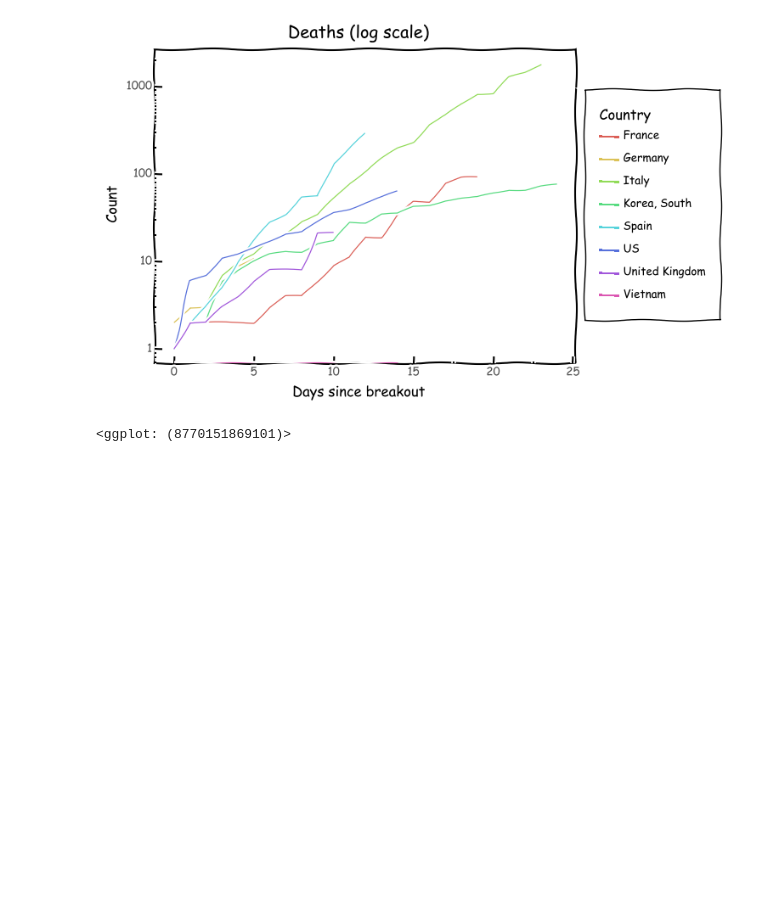
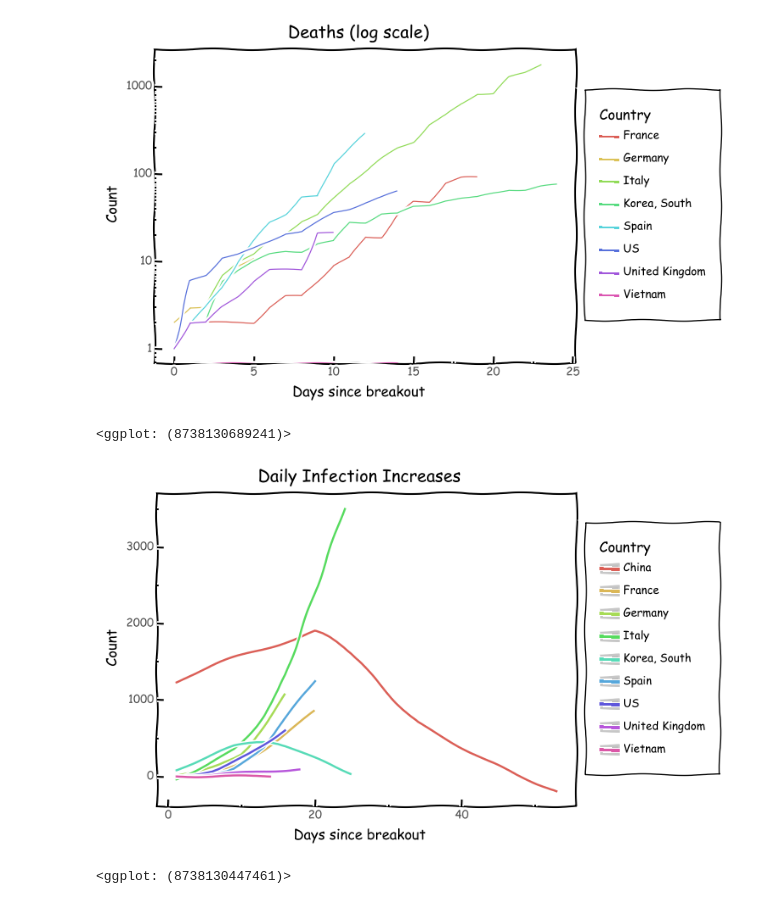
Before and after one commit to ashic/corona, a Jupyter notebook: notebooks/growth-rates.ipynb, the cells around one changed output. Cells and saved outputs as stored; diff of their text form; code cells hidden in the pictures; blank space fills up the shorter version.

Commit message:
adding increase charts

```diff
--- a/notebooks/growth-rates.ipynb
+++ b/notebooks/growth-rates.ipynb
@@ -126,7 +126,16 @@ p
 # %%
-p = plot_country_numbers(countries_without_china, breakout_deaths, "Deaths (log scale)") + geom_line() + scale_y_log10()
+p = plot_country_numbers(countries_without_china, breakout_deaths, "Deaths (log scale)") \
+    + geom_line() + scale_y_log10()
 p.save('../charts/deaths-since-breakout-log-no-china.png', format="png")
 p
 # %% [output]
 [figure]
-<ggplot: (8770151869101)>
+<ggplot: (8738130689241)>
+# %%
+p = plot_country_numbers(countries_to_focus, daily_increases_confirmed, "Daily Infection Increases") \
+    + stat_smooth()
+p.save('../charts/infection-increases.png', format="png")
+p
+# %% [output]
+[figure, added]
+<ggplot: (8738130447461)>
```
Also changed, not shown: parts of 8 cells of this notebook, 2 other files.
